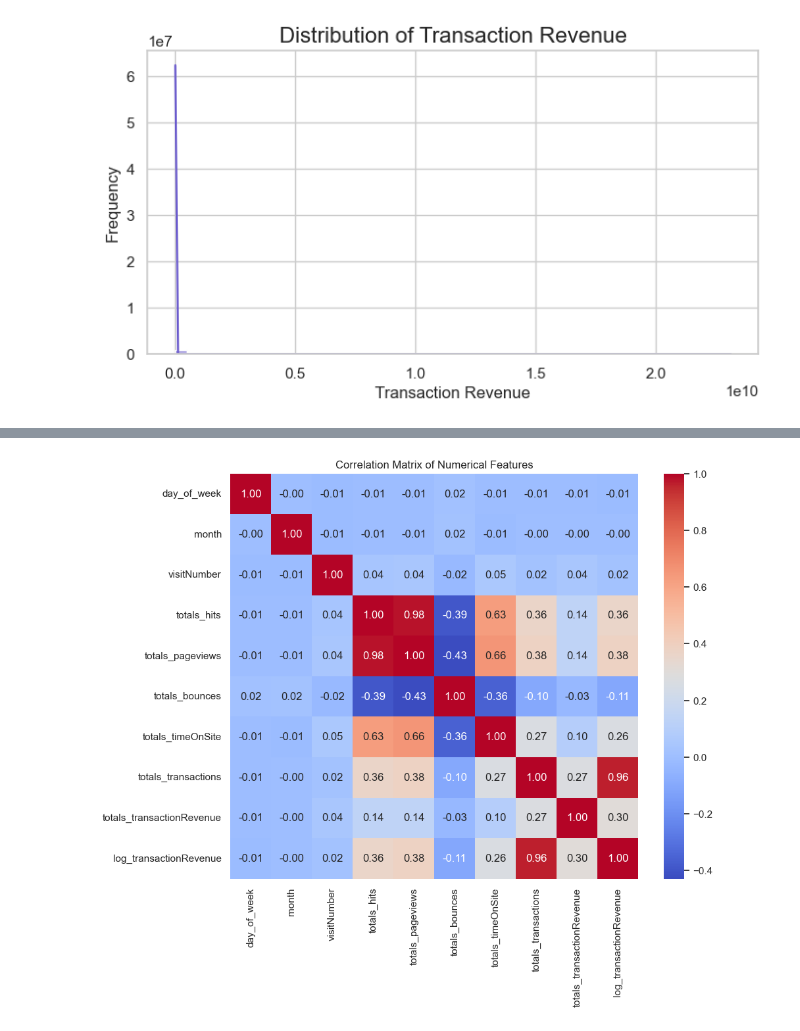
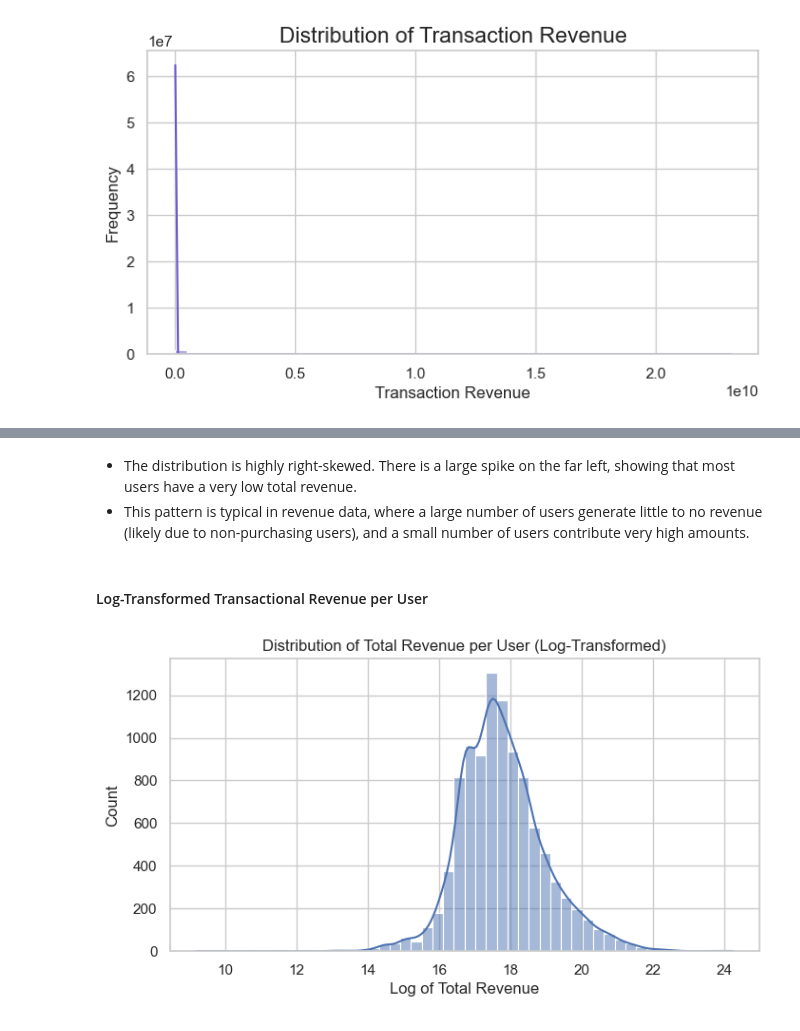
Before and after one commit to PaolaGaray/GA-CustomerRevenuePrediction, a Jupyter notebook: notebooks/EDA.ipynb, the cells around one changed output, grey strips where cells are left out. Cells and saved outputs as stored; diff of their text form; code cells hidden in the pictures.

```diff
--- a/notebooks/EDA.ipynb
+++ b/notebooks/EDA.ipynb
@@ -577,17 +482,18 @@ Calculate and visualize correlation matrix for numerical columns
-# %%
-import matplotlib.pyplot as plt
-import seaborn as sns
-
-# Filter for only numeric columns
-numeric_df = df.select_dtypes(include=[np.number])
-
-# Calculate the correlation matrix
-correlation_matrix = numeric_df.corr()
-
-# Plot the correlation matrix
-plt.figure(figsize=(10, 8))
-sns.heatmap(correlation_matrix, annot=True, fmt=".2f", cmap="coolwarm")
-plt.title("Correlation Matrix of Numerical Features")
-plt.show()
-# %% [output]
-[figure, removed]
+# %% [markdown]
+- The distribution is highly right-skewed. There is a large spike on the far left, showing that most users have a very low total revenue.
+- This pattern is typical in revenue data, where a large number of users generate little to no revenue (likely due to non-purchasing users), and a small number of users contribute very high amounts.
+# %% [markdown]
+#### Log-Transformed Transactional Revenue per User
+# %%
+# Plot histogram of log-transformed revenue
+log_user_revenue = np.log1p(user_revenue[user_revenue > 0])
+plt.figure(figsize=(8, 4))
+sns.histplot(log_user_revenue, bins=50, kde=True)
+
+
+plt.title("Distribution of Total Revenue per User (Log-Transformed)")
+plt.xlabel("Log of Total Revenue")
+
+plt.show()
+# %% [output]
+[figure, added]
```
Also changed, not shown: parts of 23 cells of this notebook.
